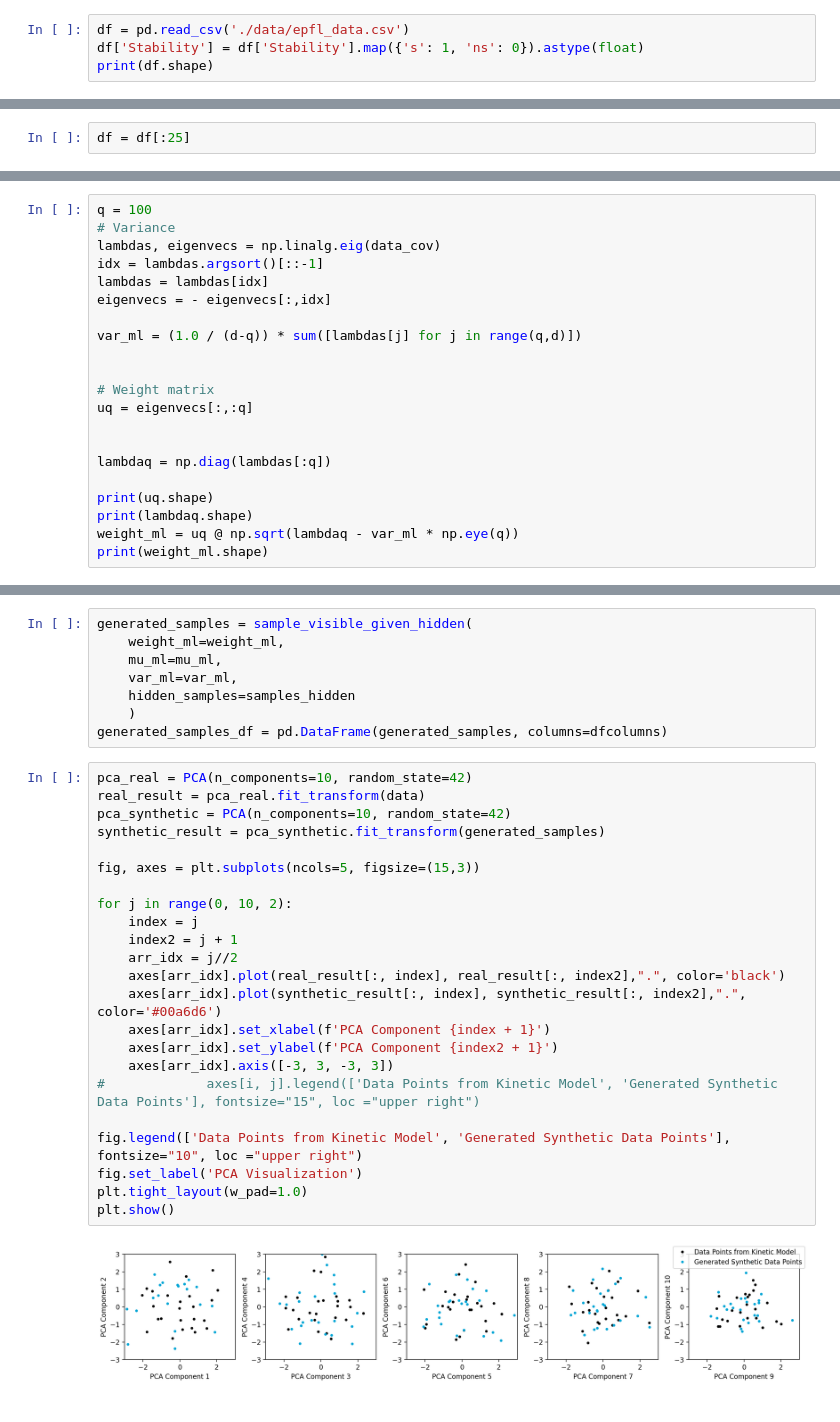
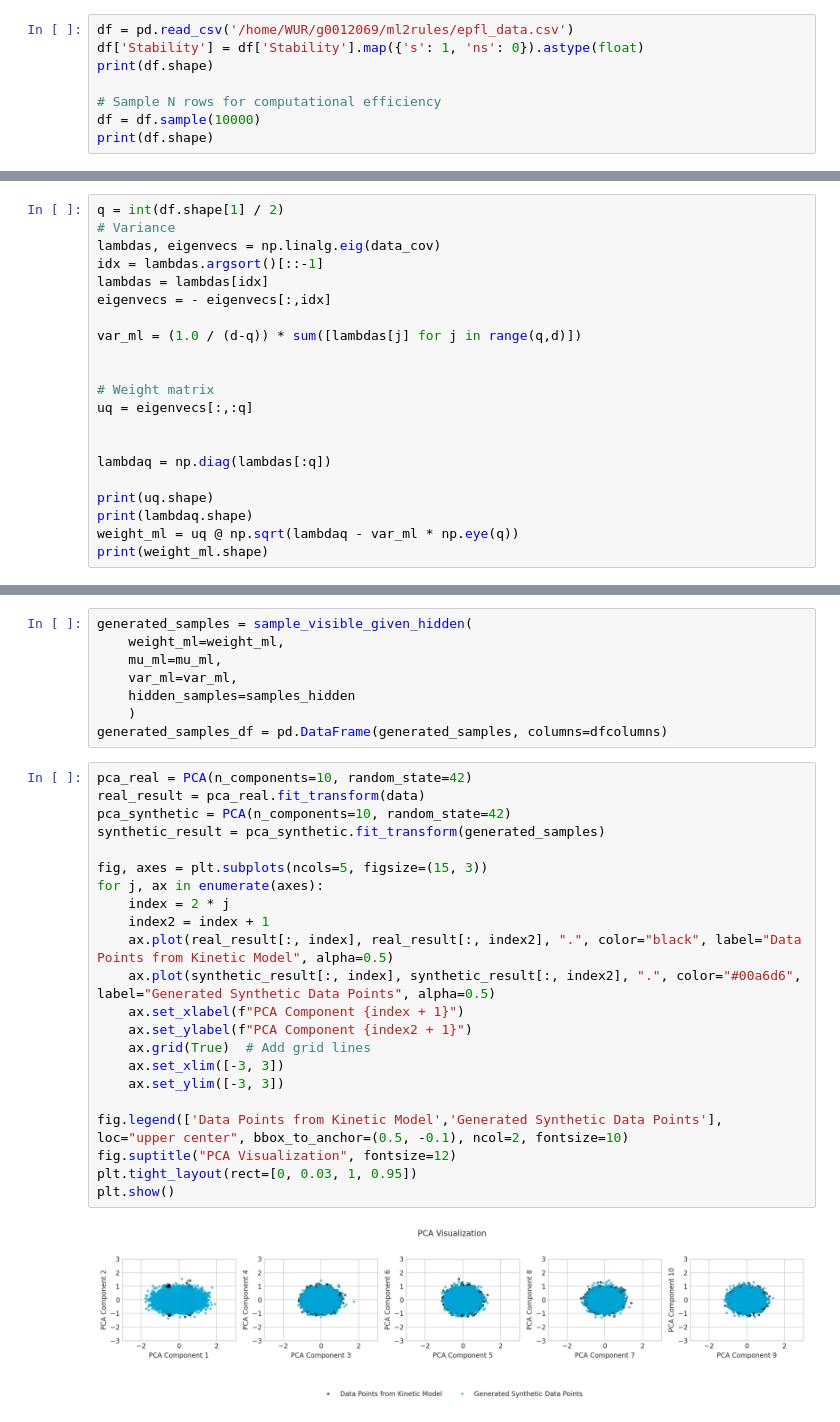
Before and after one commit to costasmexis/GeLaSKiMo, a Jupyter notebook: testing_notebook.ipynb, the cells around one changed output, grey strips where cells are left out. Cells and saved outputs as stored; diff of their text form.

```diff
--- a/testing_notebook.ipynb
+++ b/testing_notebook.ipynb
@@ -9,8 +10,12 @@ from scipy.stats import entropy
 
 random.seed(25)
 # %%
-df = pd.read_csv('./data/epfl_data.csv')
+df = pd.read_csv('/home/WUR/g0012069/ml2rules/epfl_data.csv')
 df['Stability'] = df['Stability'].map({'s': 1, 'ns': 0}).astype(float)
 print(df.shape)
+
+# Sample N rows for computational efficiency
+df = df.sample(10000)
+print(df.shape)
 # %% [output]
 (200000, 259)
@@ -17,5 +23,3 @@ print(df.shape)
-# %%
-df = df[:25]
 # %%
 dfcolumns = df.columns
 data = df.values
@@ -25,7 +29,7 @@ d = data.shape[1]
 mu_ml = np.mean(data, axis=0)
 data_cov = np.cov(data, rowvar=False)
 # %%
-q = 100
+q = int(df.shape[1] / 2)
 # Variance
 lambdas, eigenvecs = np.linalg.eig(data_cov)
 idx = lambdas.argsort()[::-1]
@@ -110,25 +114,24 @@ generated_samples_df = pd.DataFrame(generated_samples, columns=dfcolumns)
 # %%
 pca_real = PCA(n_components=10, random_state=42)
 real_result = pca_real.fit_transform(data)
 pca_synthetic = PCA(n_components=10, random_state=42)
 synthetic_result = pca_synthetic.fit_transform(generated_samples)
 
-fig, axes = plt.subplots(ncols=5, figsize=(15,3))
+fig, axes = plt.subplots(ncols=5, figsize=(15, 3))
+for j, ax in enumerate(axes):
+    index = 2 * j
+    index2 = index + 1
+    ax.plot(real_result[:, index], real_result[:, index2], ".", color="black", label="Data Points from Kinetic Model", alpha=0.5)
+    ax.plot(synthetic_result[:, index], synthetic_result[:, index2], ".", color="#00a6d6", label="Generated Synthetic Data Points", alpha=0.5)
+    ax.set_xlabel(f"PCA Component {index + 1}")
+    ax.set_ylabel(f"PCA Component {index2 + 1}")
+    ax.grid(True)  # Add grid lines
+    ax.set_xlim([-3, 3])
+    ax.set_ylim([-3, 3])
 
-for j in range(0, 10, 2):
-    index = j
-    index2 = j + 1
-    arr_idx = j//2
-    axes[arr_idx].plot(real_result[:, index], real_result[:, index2],".", color='black')
-    axes[arr_idx].plot(synthetic_result[:, index], synthetic_result[:, index2],".", color='#00a6d6')
-    axes[arr_idx].set_xlabel(f'PCA Component {index + 1}')
-    axes[arr_idx].set_ylabel(f'PCA Component {index2 + 1}')
-    axes[arr_idx].axis([-3, 3, -3, 3])
-#             axes[i, j].legend(['Data Points from Kinetic Model', 'Generated Synthetic Data Points'], fontsize="15", loc ="upper right")
-
-fig.legend(['Data Points from Kinetic Model', 'Generated Synthetic Data Points'], fontsize="10", loc ="upper right")
-fig.set_label('PCA Visualization')
-plt.tight_layout(w_pad=1.0)
+fig.legend(['Data Points from Kinetic Model','Generated Synthetic Data Points'], loc="upper center", bbox_to_anchor=(0.5, -0.1), ncol=2, fontsize=10)
+fig.suptitle("PCA Visualization", fontsize=12)
+plt.tight_layout(rect=[0, 0.03, 1, 0.95])
 plt.show()
 # %% [output]
-[figure, old version]
+[figure, new version]
```
Also changed, not shown: parts of 12 cells of this notebook.
